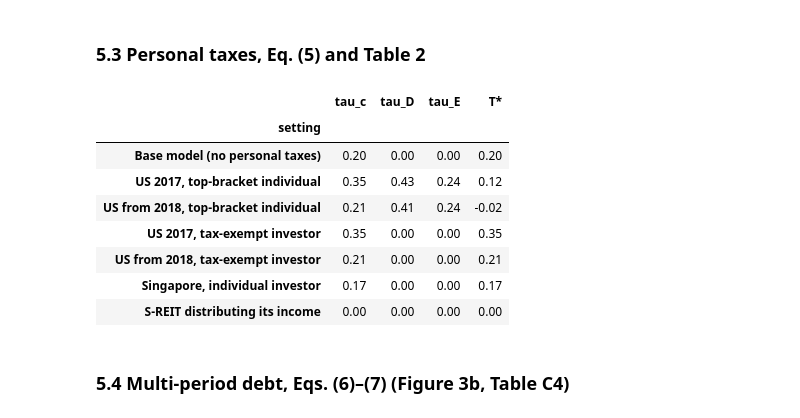
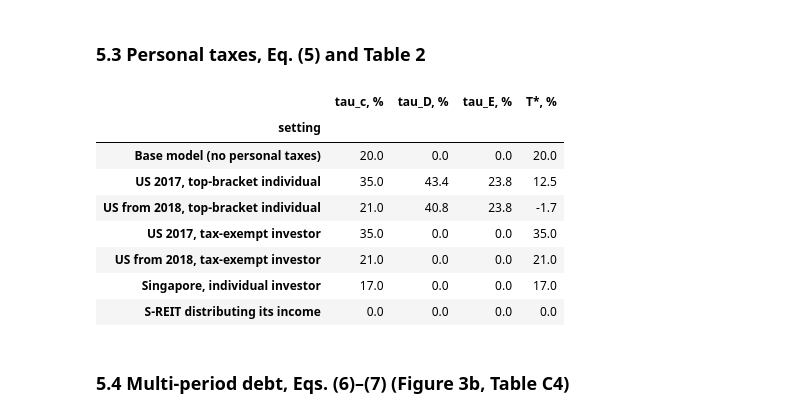
Before and after one commit to jingwen013-design/mm-on-trial, a Jupyter notebook: mm_on_trial_report.ipynb, the cells around one changed output. Drawn from its saved outputs; the diff is of its cells as text; code cells hidden in the pictures.

```diff
--- a/mm_on_trial_report.ipynb
+++ b/mm_on_trial_report.ipynb
@@ -133,19 +146,19 @@ pd.DataFrame(rows, index=[f"coverage {k}" for k in cov]).T.round(0)
 # %%
 settings = [("Base model (no personal taxes)", .20, 0, 0), ("US 2017, top-bracket individual", .35, .434, .238),
             ("US from 2018, top-bracket individual", .21, .408, .238), ("US 2017, tax-exempt investor", .35, 0, 0),
             ("US from 2018, tax-exempt investor", .21, 0, 0), ("Singapore, individual investor", .17, 0, 0),
             ("S-REIT distributing its income", 0, 0, 0)]
-pd.DataFrame([{"setting": n, "tau_c": a, "tau_D": b, "tau_E": c, "T*": miller_tstar(a, b, c)} for n, a, b, c in settings]).set_index("setting")
+pd.DataFrame([{"setting": n, "tau_c, %": 100 * a, "tau_D, %": 100 * b, "tau_E, %": 100 * c, "T*, %": 100 * miller_tstar(a, b, c)} for n, a, b, c in settings]).set_index("setting").round(1)
 # %% [output]
-|  | tau_c | tau_D | tau_E | T* |
+|  | tau_c, % | tau_D, % | tau_E, % | T*, % |
 | setting |  |  |  |  |
-| Base model (no personal taxes) | 0.20 | 0.00 | 0.00 | 0.20 |
-| US 2017, top-bracket individual | 0.35 | 0.43 | 0.24 | 0.12 |
-| US from 2018, top-bracket individual | 0.21 | 0.41 | 0.24 | -0.02 |
-| US 2017, tax-exempt investor | 0.35 | 0.00 | 0.00 | 0.35 |
-| US from 2018, tax-exempt investor | 0.21 | 0.00 | 0.00 | 0.21 |
-| Singapore, individual investor | 0.17 | 0.00 | 0.00 | 0.17 |
-| S-REIT distributing its income | 0.00 | 0.00 | 0.00 | 0.00 |
+| Base model (no personal taxes) | 20.0 | 0.0 | 0.0 | 20.0 |
+| US 2017, top-bracket individual | 35.0 | 43.4 | 23.8 | 12.5 |
+| US from 2018, top-bracket individual | 21.0 | 40.8 | 23.8 | -1.7 |
+| US 2017, tax-exempt investor | 35.0 | 0.0 | 0.0 | 35.0 |
+| US from 2018, tax-exempt investor | 21.0 | 0.0 | 0.0 | 21.0 |
+| Singapore, individual investor | 17.0 | 0.0 | 0.0 | 17.0 |
+| S-REIT distributing its income | 0.0 | 0.0 | 0.0 | 0.0 |
 # %% [markdown]
 ### 5.4  Multi-period debt, Eqs. (6)–(7) (Figure 3b, Table C4)
 # %%
```
Also changed, not shown: parts of 5 cells of this notebook, 34 other files.
